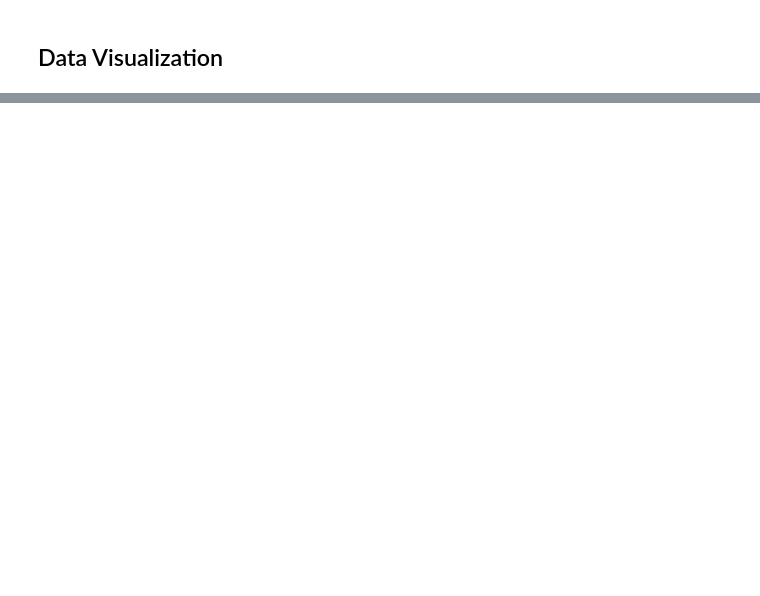
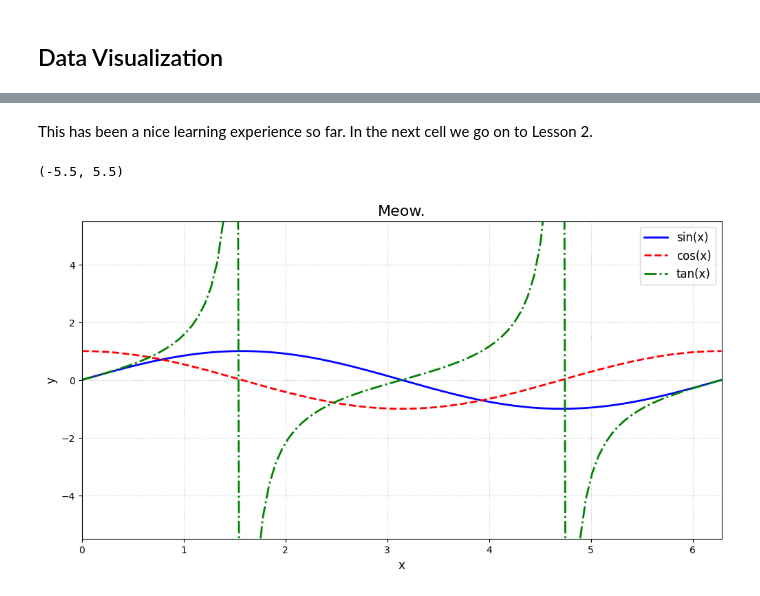
Before and after one commit to chrismuris/experiment-ipynb, a Jupyter notebook: 01-hello-world.ipynb, the cells around one changed output, grey strips where cells are left out. Cells and saved outputs as stored; diff of their text form; code cells hidden in the pictures; blank space fills up the shorter version.

```diff
--- a/01-hello-world.ipynb
+++ b/01-hello-world.ipynb
@@ -38,0 +44,25 @@ plt.show()
+# %% [markdown]
+This has been a nice learning experience so far.
+In the next cell we go on to Lesson 2.
+# %%
+x = np.linspace(0, 2 * np.pi, 100)
+y1 = np.sin(x)
+y2 = np.cos(x)
+y3 = np.tan(x)
+
+plt.figure(figsize=(12, 6))
+plt.plot(x, y1, label='sin(x)', color='blue', linewidth=2, linestyle='-')
+plt.plot(x, y2, label='cos(x)', color='red', linewidth=2, linestyle='--')
+plt.plot(x, y3, label='tan(x)', color='green', linewidth=2, linestyle='-.')
+
+plt.title('Meow.', fontsize=16)
+plt.xlabel('x', fontsize=12)
+plt.ylabel('y', fontsize=12)
+plt.legend(fontsize=12)
+plt.grid(True, linestyle=':', alpha=0.7)
+
+plt.xlim(0, 2*np.pi)
+plt.ylim(-5.5, 5.5)
+# %% [output]
+(-5.5, 5.5)
+[figure, added]
```
Also changed, not shown: parts of 4 cells of this notebook, 15 other files.
